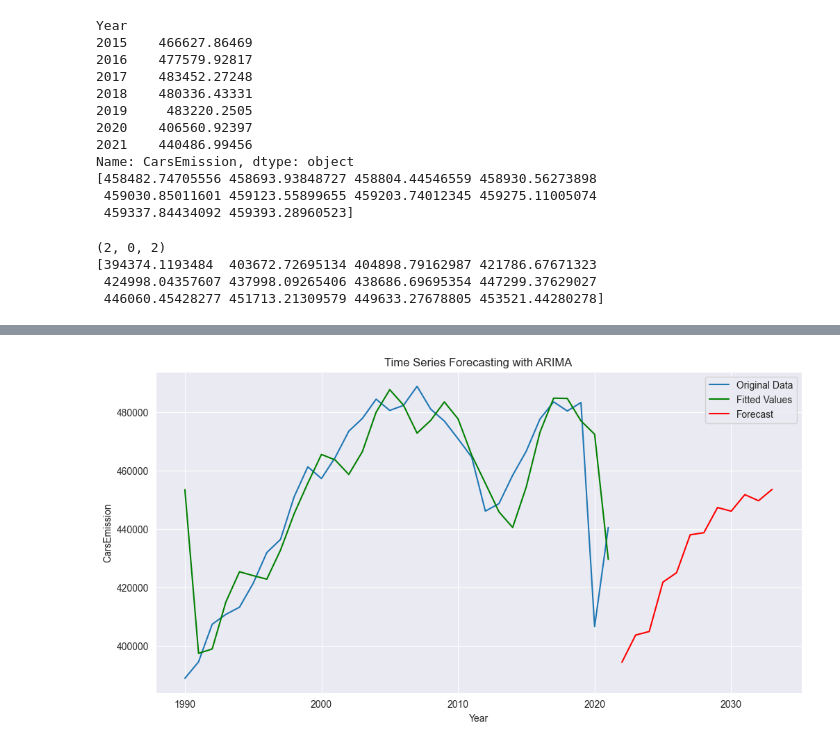
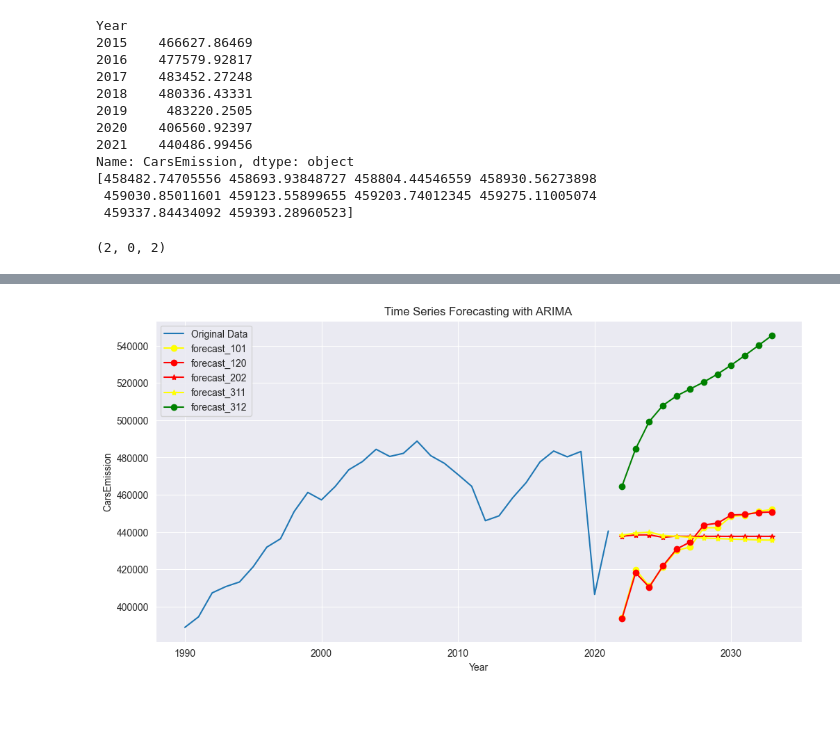
Before and after one commit to BrianRiera/CA_Database-Analytics, a Jupyter notebook: eu_ghg_emissions_csv_2_json.ipynb, the cells around one changed output, grey strips where cells are left out. Saved outputs shown, nothing was run; the diff lists cells and outputs as text; code cells hidden in the pictures; blank space fills up the shorter version.

```diff
--- a/eu_ghg_emissions_csv_2_json.ipynb
+++ b/eu_ghg_emissions_csv_2_json.ipynb
@@ -350,25 +350,78 @@ emissionValues = df_combined['CarsEmission'].astype(float).values
 best_params = find_best_arima_params(emissionValues, p_values, d_values, q_values)
 
 print(best_params)
-
-order = (3,0,3)
-# Fit the ARIMA model with the best parameters
-final_model = ARIMA(emissionValues, order=order)
-final_results = final_model.fit()
-
 # Make predictions
 forecast_steps = 12  # Adjust the number of steps into the future
-forecast = final_results.get_forecast(steps=forecast_steps)
+
+
+order_101= (5,0,0)
+# Fit the ARIMA model with the best parameters
+final_model_101 = ARIMA(emissionValues, order=order_101)
+final_results_101 = final_model_101.fit()
+forecast_101 = final_results_101.get_forecast(steps=forecast_steps)
+
+order_120 = (5,0,1)
+# Fit the ARIMA model with the best parameters
+final_model_120 = ARIMA(emissionValues, order=order_120)
+final_results_120 = final_model_120.fit()
+forecast_120 = final_results_120.get_forecast(steps=forecast_steps)
+
+order_202 = (5,1,0)
+# Fit the ARIMA model with the best parameters
+final_model_202 = ARIMA(emissionValues, order=order_202)
+final_results_202 = final_model_202.fit()
+forecast_202 = final_results_202.get_forecast(steps=forecast_steps)
+
+order_311= (5,1,1)
+# Fit the ARIMA model with the best parameters
+final_model_311 = ARIMA(emissionValues, order=order_311)
+final_results_311 = final_model_311.fit()
+forecast_311 = final_results_311.get_forecast(steps=forecast_steps)
+
+order_313= (5,2,0)
+# Fit the ARIMA model with the best parameters
+final_model_313 = ARIMA(emissionValues, order=order_313)
+final_results_313 = final_model_313.fit()
+forecast_313 = final_results_313.get_forecast(steps=forecast_steps)
+
+order_312= (5,2,1)
+# Fit the ARIMA model with the best parameters
+final_model_312 = ARIMA(emissionValues, order=order_312)
+final_results_312 = final_model_312.fit()
+forecast_312 = final_results_312.get_forecast(steps=forecast_steps)
+
+
+order_321= (5,3,0)
+# Fit the ARIMA model with the best parameters
+final_model_321 = ARIMA(emissionValues, order=order_321)
+final_results_321 = final_model_321.fit()
+forecast_321 = final_results_321.get_forecast(steps=forecast_steps)
+
+
+order_322= (5,3,1)
+# Fit the ARIMA model with the best parameters
+final_model_322 = ARIMA(emissionValues, order=order_322)
+final_results_322 = final_model_322.fit()
+forecast_322 = final_results_322.get_forecast(steps=forecast_steps)
+
+
 forecast_index = np.arange(df_combined.index.max() +1, df_combined.index.max() + forecast_steps + 1)
 
-
+print(emissionValues)
 print(forecast.predicted_mean)
 
 # Plotting the results
 plt.figure(figsize=(12, 6))
 plt.plot(df_combined.index, emissionValues, label='Original Data')
-plt.plot(df_combined.index, final_results.fittedvalues, label='Fitted Values', color='green')
-plt.plot(forecast_index, forecast.predicted_mean, label='Forecast', color='red')
+#plt.plot(df_combined.index, final_results.fittedvalues, label='Fitted Values', color='green')
+plt.plot(forecast_index, forecast_101.predicted_mean, label='forecast_101', color='yellow', marker='o')
+plt.plot(forecast_index, forecast_120.predicted_mean, label='forecast_120', color='red', marker='o')
+plt.plot(forecast_index, forecast_202.predicted_mean, label='forecast_202', color='red', marker='*')
+plt.plot(forecast_index, forecast_311.predicted_mean, label='forecast_311', color='yellow', marker='*')
+#plt.plot(forecast_index, forecast_313.predicted_mean, label='forecast_313', color='cyan', marker='o')
+plt.plot(forecast_index, forecast_312.predicted_mean, label='forecast_312', color='green', marker='o')
+#plt.plot(forecast_index, forecast_321.predicted_mean, label='forecast_321', color='green', marker='*')
+#plt.plot(forecast_index, forecast_322.predicted_mean, label='forecast_322', color='cyan', marker='*')
 #plt.fill_between(forecast_index, forecast.conf_int()['lower value'], forecast.conf_int()['upper value'], color='red', alpha=0.2)
 
 plt.title('Time Series Forecasting with ARIMA')
@@ -378,6 +431,3 @@ plt.legend()
 plt.show()
 # %% [output]
 (2, 0, 2)
-[394374.1193484  403672.72695134 404898.79162987 421786.67671323
- 424998.04357607 437998.09265406 438686.69695354 447299.37629027
- 446060.45428277 451713.21309579 449633.27678805 453521.44280278]
@@ -384 +444 @@ plt.show()
-[figure, old version]
+[figure, new version]
```
Also changed, not shown: parts of 2 cells of this notebook.
